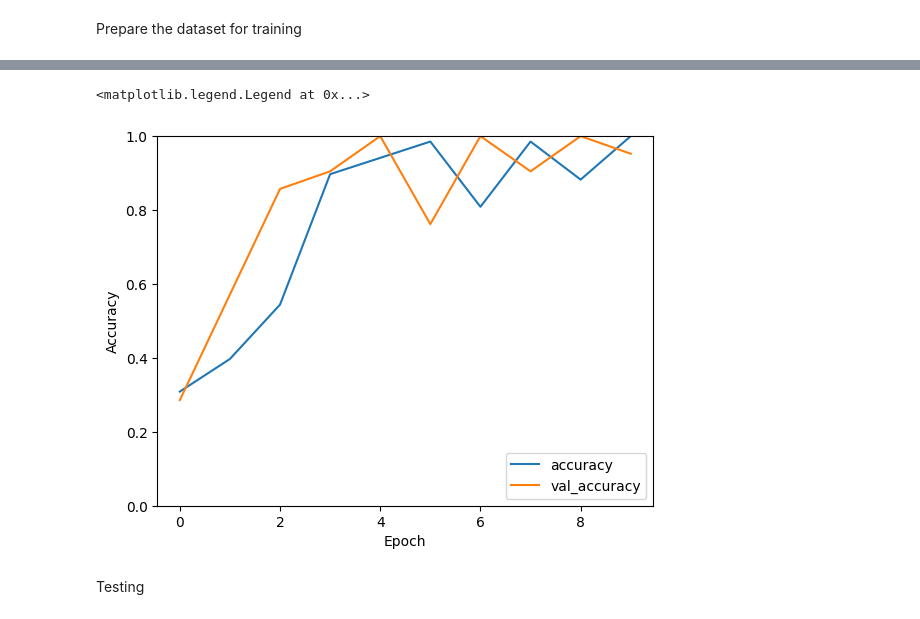
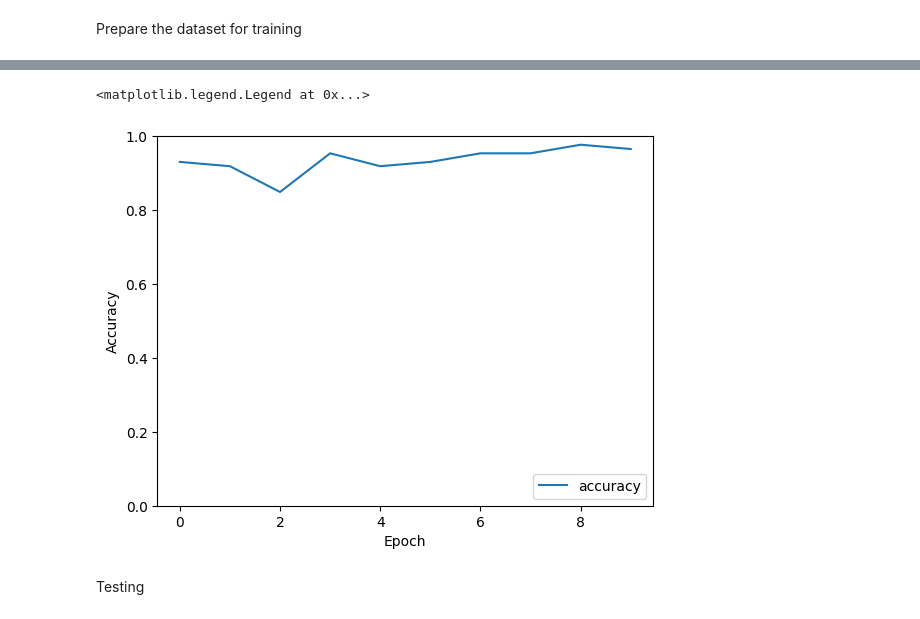
Before and after one commit to SHAIMA-HAQUE/ASL_SIGNS, a Jupyter notebook: dataset.ipynb, the cells around one changed output, grey strips where cells are left out. Saved outputs shown, nothing was run; the diff lists cells and outputs as text; code cells hidden in the pictures.

Commit message:
Gray scale + jojangandha's dataset + acc97 + testac82

```diff
--- a/dataset.ipynb
+++ b/dataset.ipynb
@@ -29,6 +53,6 @@ import keras
 # %%
-PATH = '.\images\collectedimages'
-CLASS_NAMES = ['food', 'house', 'how', 'what', 'who']
+PATH = './images'
+CLASS_NAMES = [ 'i_love_you', 'please', 'water', 'welcome']
 BATCH_SIZE = 32
 # %% [markdown]
 Splitting the dataset into train, test and validation
@@ -53,11 +75,11 @@ splitfolders.ratio(PATH,seed=1337, output='Split_Data', ratio=(0.6, 0.2, 0.2))
 Prepare the dataset for training
 # %%
 dataset = tf.keras.utils.image_dataset_from_directory(
-    'Split_Data/train/',
+    'images/train',
     labels='inferred',
     label_mode='int',
     class_names=CLASS_NAMES,
-    color_mode='rgb',
+    color_mode='grayscale',
     batch_size=BATCH_SIZE,
     image_size=(180, 180),
     shuffle=True,
@@ -112,16 +134,16 @@ for images, labels in dataset.take(1):
 # %%
 from tensorflow.keras import layers, models
 model = models.Sequential([
-    layers.Rescaling(1./255, input_shape=(180, 180, 3)),
-    layers.Conv2D(16, 3, padding='same', activation='relu'),
+    layers.Rescaling(1./255, input_shape=(180, 180, 1)),
+    layers.Conv2D(16, 1, padding='same', activation='relu'),
     layers.MaxPooling2D(),
-    layers.Conv2D(32, 3, padding='same', activation='relu'),
+    layers.Conv2D(32, 1, padding='same', activation='relu'),
     layers.MaxPooling2D(),
-    layers.Conv2D(64, 3, padding='same', activation='relu'),
+    layers.Conv2D(64, 1, padding='same', activation='relu'),
     layers.MaxPooling2D(),
     layers.Flatten(),
     layers.Dense(128, activation='relu'),
-    layers.Dense(5)
+    layers.Dense(4)
 ])
 # %%
 model.summary()
@@ -155,7 +177,7 @@ model.compile(optimizer='adam',
 history = model.fit(
   dataset,
   batch_size=BATCH_SIZE,
-  validation_data=validation_dataset,
+  # test_dataset = test_dataset,
   epochs=10
 )
 # %% [output]
@@ -182,13 +204,13 @@ Epoch 10/10
 # %%
 plt.plot(history.history['accuracy'], label='accuracy')
-plt.plot(history.history['val_accuracy'], label = 'val_accuracy')
+# plt.plot(history.history['val_accuracy'], label = 'val_accuracy')
 plt.xlabel('Epoch')
 plt.ylabel('Accuracy')
 plt.ylim([0, 1])
 plt.legend(loc='lower right')
 # %% [output]
 <matplotlib.legend.Legend at 0x...>
-[figure, old version]
+[figure, new version]
 # %% [markdown]
 Testing
 # %%
```
Also changed, not shown: parts of 35 cells of this notebook, 36 other files.
